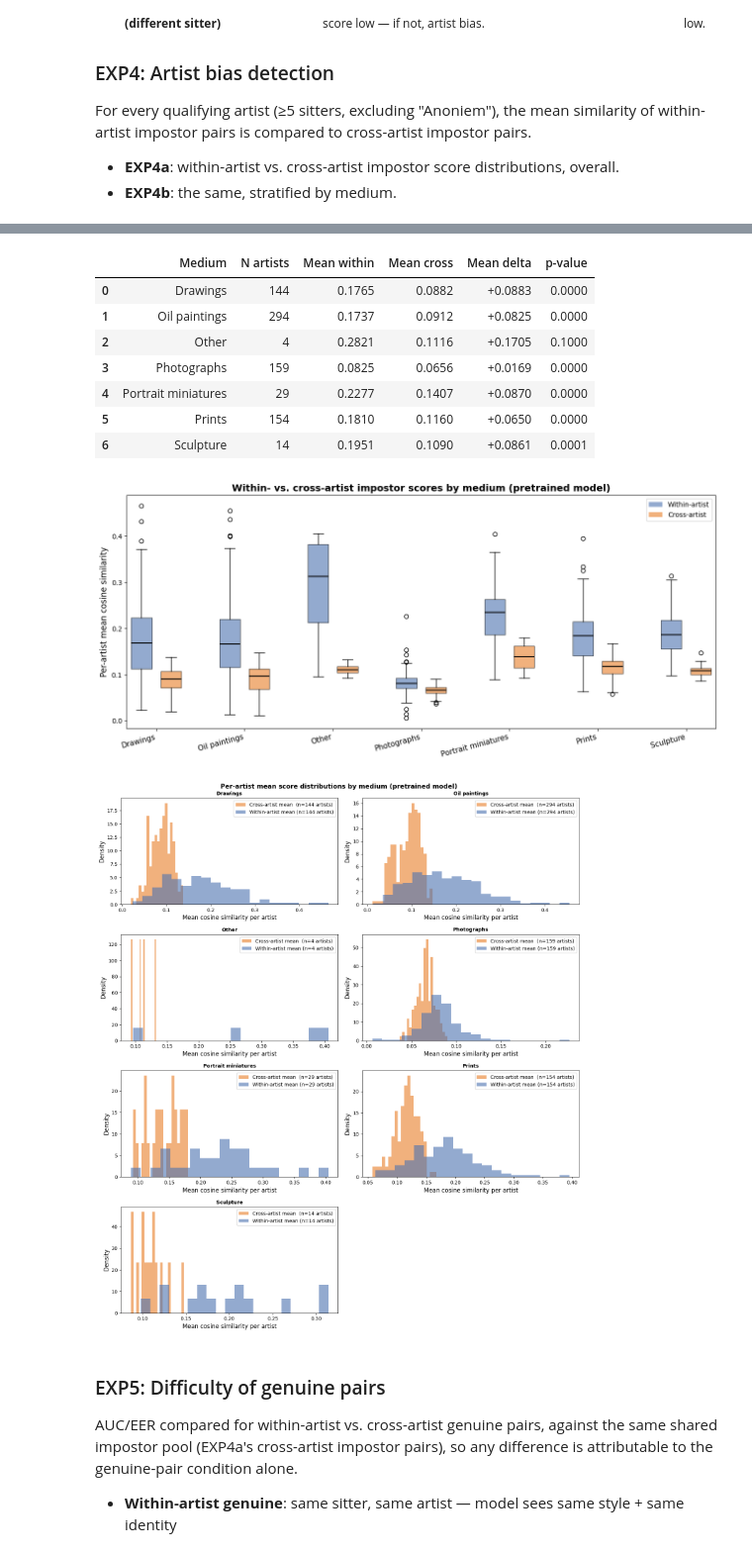
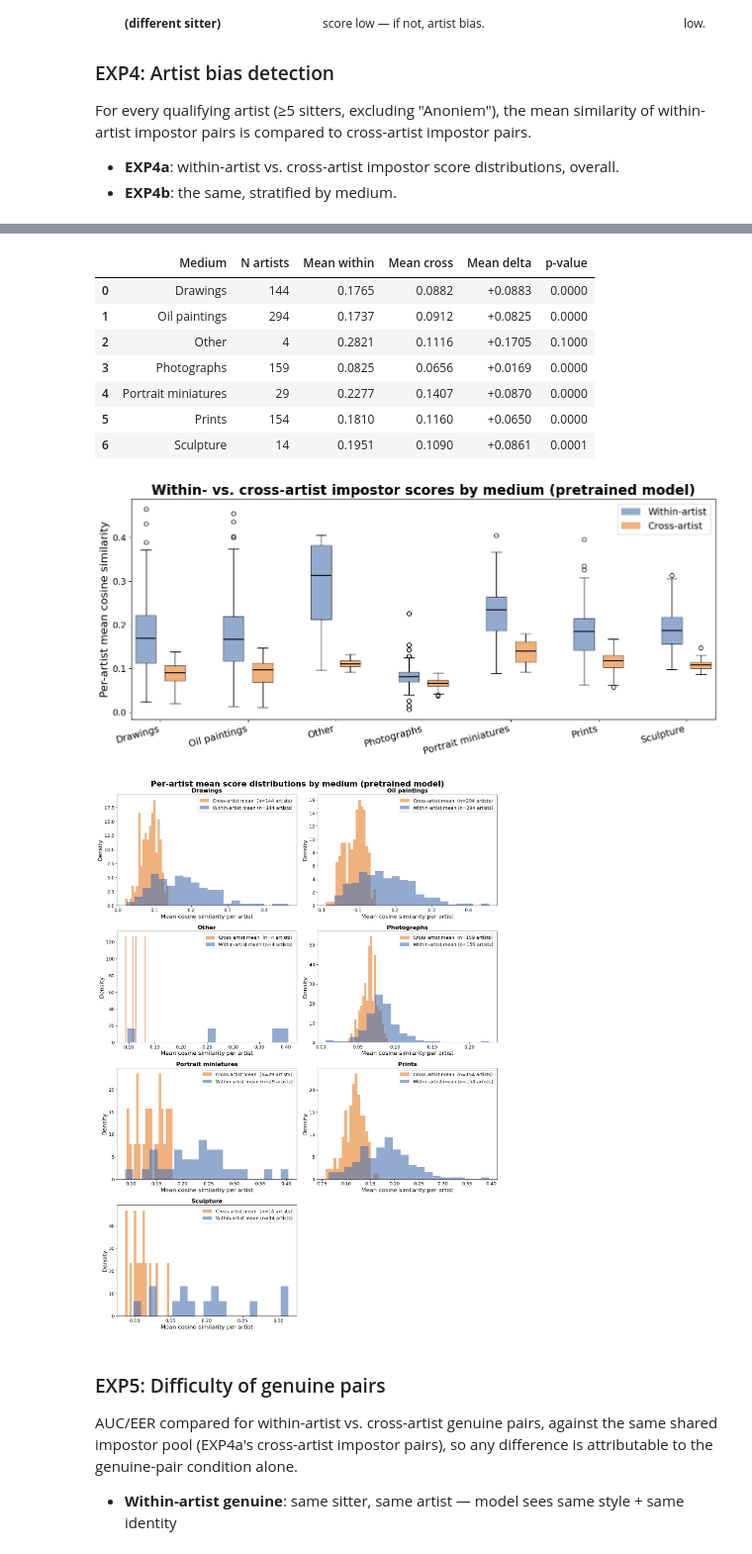
Before and after one commit to Jennifer-SB/thesis, a Jupyter notebook: evaluation2.ipynb, the cells around one changed output, grey strips where cells are left out. Shown at 99% size. Cells and saved outputs as stored; diff of their text form; code cells hidden in the pictures.

Commit message:
size evaluation plot-titles etc bigger, final push before reorganization of code

```diff
--- a/evaluation2.ipynb
+++ b/evaluation2.ipynb
@@ -551,13 +557,13 @@ ax.set_xscale('log'); ax.set_xlim([1e-4, 1]); ax.set_ylim([0, 1])
 ax.grid(True, which='both', color='lightgrey', lw=0.7)
 ax.set_xlabel('FAR'); ax.set_ylabel('TAR')
 ax.set_title('ROC curves by medium (pretrained model)')
-ax.legend(fontsize=11)
+ax.legend(fontsize=14)
 plt.tight_layout(); plt.show()
 
 n = len(roc_entries_exp2)
 ncols = 3
 nrows = (n + ncols - 1) // ncols
-fig, axes = plt.subplots(nrows, ncols, figsize=(15, 4 * nrows))
+fig, axes = plt.subplots(nrows, ncols, figsize=(21, 5.5 * nrows))
 axes = axes.flatten()
 for i, e in enumerate(roc_entries_exp2):
     ax  = axes[i]
@@ -566,11 +572,12 @@ for i, e in enumerate(roc_entries_exp2):
     ax.hist(imp, bins=60, density=True, alpha=0.6, color='#E87D27', label=f'Impostor ({len(imp):,})')
     ax.hist(gen, bins=60, density=True, alpha=0.6, color=MODEL_COLORS['Pretrained'], label=f'Genuine ({len(gen):,})')
     ax.axvline(e['eer_thr'], color='#2CA02C', linestyle='--', lw=1.5)
-    ax.set_title(e['label'], fontsize=10)
-    ax.legend(fontsize=10)
+    ax.set_title(e['label'], fontsize=16)
+    ax.tick_params(labelsize=13)
+    ax.legend(fontsize=13)
 for j in range(i + 1, len(axes)):
     axes[j].set_visible(False)
-plt.suptitle('Score distributions by medium (pretrained model)', fontsize=13)
+plt.suptitle('Score distributions by medium (pretrained model)', fontsize=22, fontweight='bold')
 plt.tight_layout(); plt.show()
 # %% [output]
 Pairs built — genuine: 35,044  impostor: 350,440  ratio: 1:10
@@ -637,13 +644,13 @@ ax.set_xscale('log'); ax.set_xlim([1e-4, 1]); ax.set_ylim([0, 1])
 ax.grid(True, which='both', color='lightgrey', lw=0.7)
 ax.set_xlabel('FAR'); ax.set_ylabel('TAR')
 ax.set_title('ROC curves for cross-medium pairs (pretrained model)')
-ax.legend(fontsize=11)
+ax.legend(fontsize=14)
 plt.tight_layout(); plt.show()
 
 n = len(roc_entries_exp3)
 ncols = 3
 nrows = (n + ncols - 1) // ncols
-fig, axes = plt.subplots(nrows, ncols, figsize=(15, 4 * nrows))
+fig, axes = plt.subplots(nrows, ncols, figsize=(21, 5.5 * nrows))
 axes = axes.flatten()
 for i, e in enumerate(roc_entries_exp3):
     ax  = axes[i]
@@ -652,11 +659,12 @@ for i, e in enumerate(roc_entries_exp3):
     ax.hist(imp, bins=60, density=True, alpha=0.6, color='#E87D27', label=f'Impostor ({len(imp):,})')
     ax.hist(gen, bins=60, density=True, alpha=0.6, color=MODEL_COLORS['Pretrained'], label=f'Genuine ({len(gen):,})')
     ax.axvline(e['eer_thr'], color='#2CA02C', linestyle='--', lw=1.5)
-    ax.set_title(e['label'], fontsize=10)
-    ax.legend(fontsize=10)
+    ax.set_title(e['label'], fontsize=16)
+    ax.tick_params(labelsize=13)
+    ax.legend(fontsize=13)
 for j in range(i + 1, len(axes)):
     axes[j].set_visible(False)
-plt.suptitle('Score distributions for cross-medium pairs (pretrained model)', fontsize=13)
+plt.suptitle('Score distributions for cross-medium pairs (pretrained model)', fontsize=22, fontweight='bold')
 plt.tight_layout(); plt.show()
 # %% [output]
 Sitters appearing in 2+ of the 4 main medium groups: 2,916
@@ -740,44 +748,45 @@ ax.boxplot(box_w, positions=pos_w, widths=0.7, patch_artist=True,
 ax.boxplot(box_c, positions=pos_c, widths=0.7, patch_artist=True,
            boxprops=dict(facecolor='#E87D27', alpha=0.6), medianprops=dict(color='black', lw=1.5))
 ax.set_xticks([i*3+1.25 for i in range(len(media_list_exp4b))])
-ax.set_xticklabels(media_list_exp4b, rotation=15, ha='right', fontsize=11)
+ax.set_xticklabels(media_list_exp4b, rotation=15, ha='right', fontsize=14)
 ax.set_ylabel('Per-artist mean cosine similarity')
 ax.set_title('Within- vs. cross-artist impostor scores by medium (pretrained model)')
 ax.legend([Patch(facecolor=MODEL_COLORS['Pretrained'], alpha=0.6), Patch(facecolor='#E87D27', alpha=0.6)],
-          ['Within-artist', 'Cross-artist'], fontsize=10)
+          ['Within-artist', 'Cross-artist'], fontsize=14)
 plt.tight_layout(); plt.show()
 
 # Per-medium score-distribution histograms (per-artist mean impostor scores)
 ncols = 2
 nrows = (len(medium_data_exp4b) + ncols - 1) // ncols
-fig, axes = plt.subplots(nrows, ncols, figsize=(14, 4 * nrows))
+fig, axes = plt.subplots(nrows, ncols, figsize=(16, 5.5 * nrows))
 axes = axes.flatten()
 for i, medium in enumerate(media_list_exp4b):
     ax = axes[i]
     d  = medium_data_exp4b[medium]
     ax.hist(d['cm'], bins=20, density=True, alpha=0.6, color='#E87D27',
             label=f'Cross-artist mean  (n={len(d["cm"])} artists)')
     ax.hist(d['wm'], bins=20, density=True, alpha=0.6, color=MODEL_COLORS['Pretrained'],
             label=f'Within-artist mean (n={len(d["wm"])} artists)')
-    ax.set_title(medium, fontsize=10)
+    ax.set_title(medium, fontsize=16)
     ax.set_xlabel('Mean cosine similarity per artist')
     ax.set_ylabel('Density')
-    ax.legend(fontsize=10)
+    ax.tick_params(labelsize=13)
+    ax.legend(fontsize=13)
 for j in range(i + 1, len(axes)):
     axes[j].set_visible(False)
-plt.suptitle('Per-artist mean score distributions by medium (pretrained model)', fontsize=13)
+plt.suptitle('Per-artist mean score distributions by medium (pretrained model)', fontsize=22, fontweight='bold')
 plt.tight_layout(); plt.show()
 # %% [output]
 |  | Medium | N artists | Mean within | Mean cross | Mean delta | p-value |
 | 0 | Drawings | 144 | 0.1765 | 0.0882 | +0.0883 | 0.0000 |
 | 1 | Oil paintings | 294 | 0.1737 | 0.0912 | +0.0825 | 0.0000 |
 | 2 | Other | 4 | 0.2821 | 0.1116 | +0.1705 | 0.1000 |
 | 3 | Photographs | 159 | 0.0825 | 0.0656 | +0.0169 | 0.0000 |
 | 4 | Portrait miniatures | 29 | 0.2277 | 0.1407 | +0.0870 | 0.0000 |
 | 5 | Prints | 154 | 0.1810 | 0.1160 | +0.0650 | 0.0000 |
 | 6 | Sculpture | 14 | 0.1951 | 0.1090 | +0.0861 | 0.0001 |
-[figure, old version]
+[figure, new version]
-[figure, old version]
+[figure, new version]
 # %% [markdown]
 ### EXP5: Difficulty of genuine pairs
 
```
Also changed, not shown: parts of 18 cells of this notebook.
